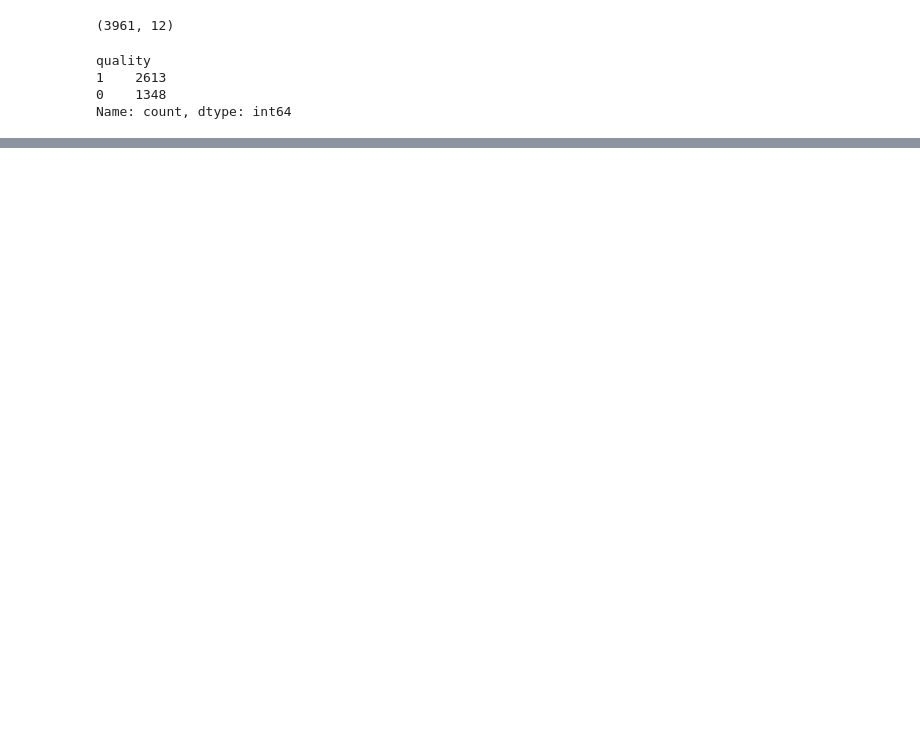
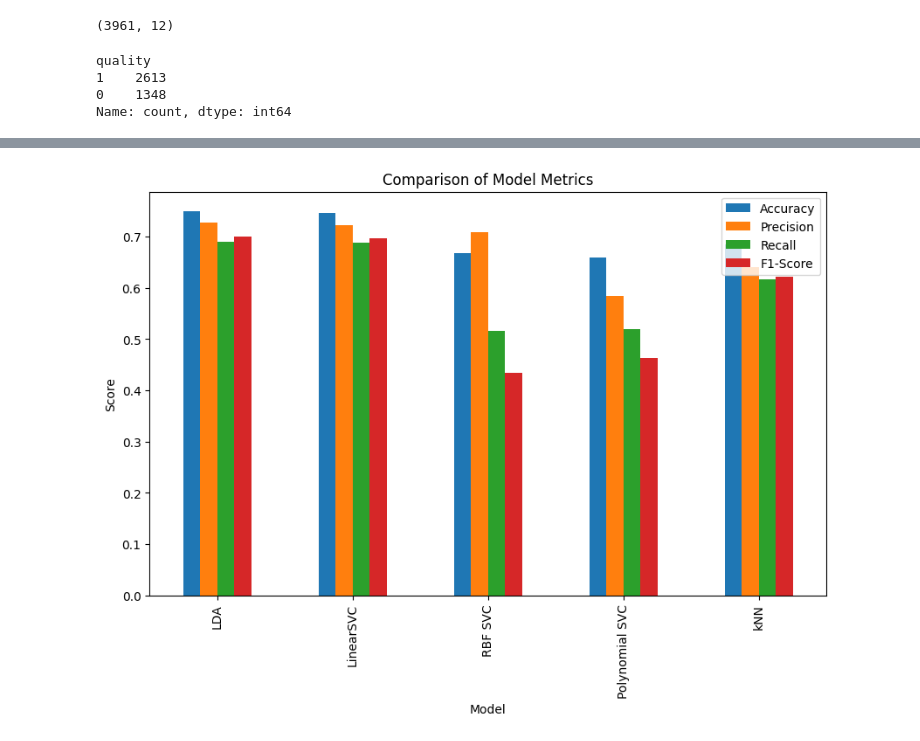
Before and after one commit to Luxxlux/Data-Science-Portfolio, a Jupyter notebook: 02-wine-clasification-problem/Good wine clasification problem.ipynb, the cells around one changed output, grey strips where cells are left out. Saved outputs shown, nothing was run; the diff lists cells and outputs as text; code cells hidden in the pictures; blank space fills up the shorter version.

```diff
--- a/02-wine-clasification-problem/Good wine clasification problem.ipynb
+++ b/02-wine-clasification-problem/Good wine clasification problem.ipynb
@@ -337,0 +338,28 @@ Here is a confusion matrix:
+# %%
+# AI generated code gemini.google.com
+# Purpose: Used to quickly compare results
+
+import pandas as pd
+from sklearn.metrics import accuracy_score, precision_recall_fscore_support
+
+comparison_data = []
+
+for name, model in modelsAll.items():
+    model.fit(X_train, y_train)
+    y_pred = model.predict(X_test)
+
+    acc = accuracy_score(y_test, y_pred)
+    prec, rec, f1, _ = precision_recall_fscore_support(y_test, y_pred, average='macro')
+
+    comparison_data.append({
+        "Model": name,
+        "Accuracy": acc,
+        "Precision": prec,
+        "Recall": rec,
+        "F1-Score": f1
+    })
+
+df_compare = pd.DataFrame(comparison_data).set_index("Model")
+
+print("--- Model Performance Comparison ---")
+print(df_compare.round(4))
@@ -337,0 +375,11 @@ Here is a confusion matrix:
+# %%
+# AI generated code gemini.google.com
+# Purpose: Used to quickly compare results
+
+import matplotlib.pyplot as plt
+df_compare.plot(kind='bar', figsize=(10, 6))
+plt.title("Comparison of Model Metrics")
+plt.ylabel("Score")
+plt.show()
+# %% [output]
+[figure, added]
```
Also changed, not shown: parts of 20 cells of this notebook.
